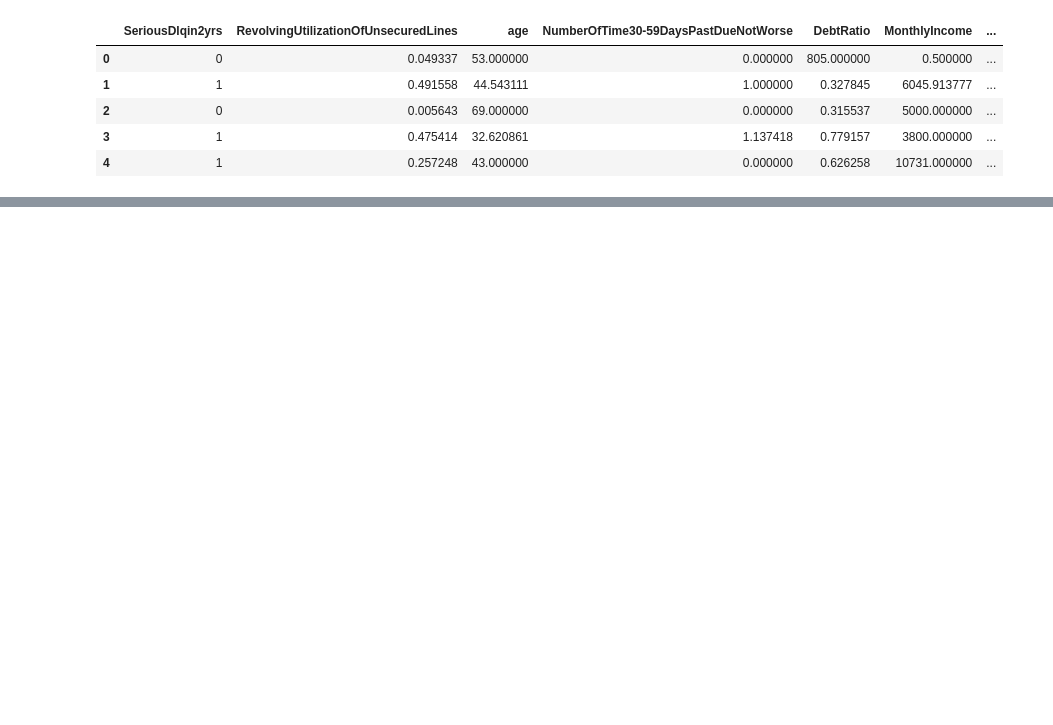
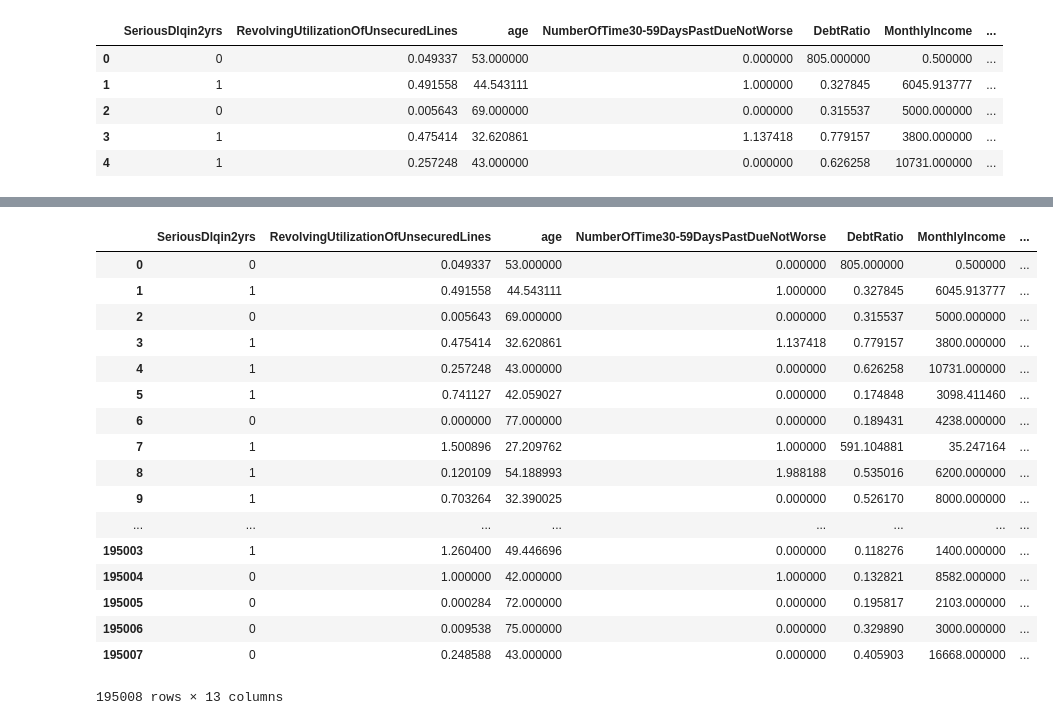
Before and after one commit to appbanana/MachineLearningAction, a Jupyter notebook: scikit-learn/逻辑回归/03-再次操作评分卡再续.ipynb, the cells around one changed output, grey strips where cells are left out. Drawn from its saved outputs; the diff is of its cells as text; code cells hidden in the pictures; blank space fills up the shorter version.

```diff
--- a/scikit-learn/逻辑回归/03-再次操作评分卡再续.ipynb
+++ b/scikit-learn/逻辑回归/03-再次操作评分卡再续.ipynb
@@ -25,0 +457,27 @@ pd.qcut(model_data['age'])
+# %%
+# 计算各箱的woe值并映射到数据中
+data = model_data.copy()
+# pd.cut, 可以根据已知的分箱间隔把数据分箱
+data['cut'] = pd.cut(data['age'],
+                     [-np.inf, 48.489667249622286, 58.67420469903458, 64.0, 74.0, np.inf],
+                    )
+data
+# %% [output]
+|  | SeriousDlqin2yrs | RevolvingUtilizationOfUnsecuredLines | age | NumberOfTime30-59DaysPastDueNotWorse | DebtRatio | MonthlyIncome | ... |
+| 0 | 0 | 0.049337 | 53.000000 | 0.000000 | 805.000000 | 0.500000 | ... |
+| 1 | 1 | 0.491558 | 44.543111 | 1.000000 | 0.327845 | 6045.913777 | ... |
+| 2 | 0 | 0.005643 | 69.000000 | 0.000000 | 0.315537 | 5000.000000 | ... |
+| 3 | 1 | 0.475414 | 32.620861 | 1.137418 | 0.779157 | 3800.000000 | ... |
+| 4 | 1 | 0.257248 | 43.000000 | 0.000000 | 0.626258 | 10731.000000 | ... |
+| 5 | 1 | 0.741127 | 42.059027 | 0.000000 | 0.174848 | 3098.411460 | ... |
+| 6 | 0 | 0.000000 | 77.000000 | 0.000000 | 0.189431 | 4238.000000 | ... |
+| 7 | 1 | 1.500896 | 27.209762 | 1.000000 | 591.104881 | 35.247164 | ... |
+| 8 | 1 | 0.120109 | 54.188993 | 1.988188 | 0.535016 | 6200.000000 | ... |
+| 9 | 1 | 0.703264 | 32.390025 | 0.000000 | 0.526170 | 8000.000000 | ... |
+| ... | ... | ... | ... | ... | ... | ... | ... |
+| 195003 | 1 | 1.260400 | 49.446696 | 0.000000 | 0.118276 | 1400.000000 | ... |
+| 195004 | 0 | 1.000000 | 42.000000 | 1.000000 | 0.132821 | 8582.000000 | ... |
+| 195005 | 0 | 0.000284 | 72.000000 | 0.000000 | 0.195817 | 2103.000000 | ... |
+| 195006 | 0 | 0.009538 | 75.000000 | 0.000000 | 0.329890 | 3000.000000 | ... |
+| 195007 | 0 | 0.248588 | 43.000000 | 0.000000 | 0.405903 | 16668.000000 | ... |
+195008 rows × 13 columns
```
Also changed, not shown: parts of 27 cells of this notebook, 1 other file.
